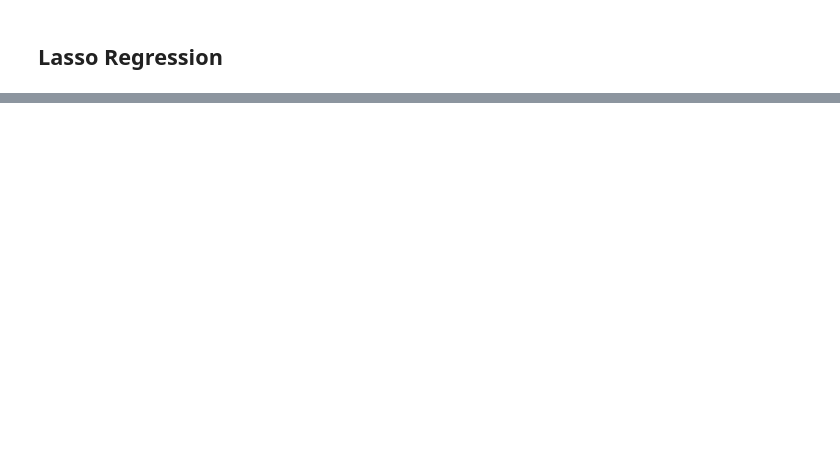
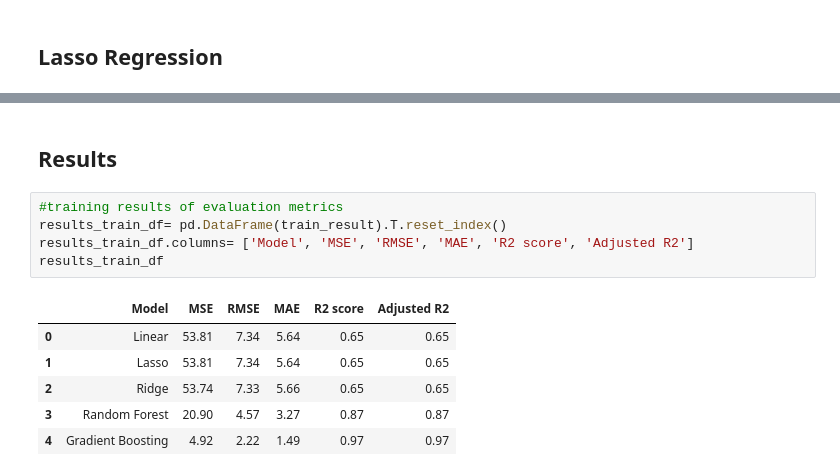
Before and after one commit to ady909/Capstone-Project-Bike-Sharing-Demand-Prediction-, a Jupyter notebook: Capstone_Project_Bike_Sharing_Demand_Prediction_.ipynb, the cells around one changed output, grey strips where cells are left out. Drawn from its saved outputs; the diff is of its cells as text; blank space fills up the shorter version.

```diff
--- a/Capstone_Project_Bike_Sharing_Demand_Prediction_.ipynb
+++ b/Capstone_Project_Bike_Sharing_Demand_Prediction_.ipynb
@@ -650,0 +946,14 @@ Adjusted R2 :  0.6511650869888203
+# %% [markdown]
+## Results
+# %%
+#training results of evaluation metrics
+results_train_df= pd.DataFrame(train_result).T.reset_index()
+results_train_df.columns= ['Model', 'MSE', 'RMSE', 'MAE', 'R2 score', 'Adjusted R2']
+results_train_df
+# %% [output]
+|  | Model | MSE | RMSE | MAE | R2 score | Adjusted R2 |
+| 0 | Linear | 53.81 | 7.34 | 5.64 | 0.65 | 0.65 |
+| 1 | Lasso | 53.81 | 7.34 | 5.64 | 0.65 | 0.65 |
+| 2 | Ridge | 53.74 | 7.33 | 5.66 | 0.65 | 0.65 |
+| 3 | Random Forest | 20.90 | 4.57 | 3.27 | 0.87 | 0.87 |
+| 4 | Gradient Boosting | 4.92 | 2.22 | 1.49 | 0.97 | 0.97 |
```
Also changed, not shown: parts of 47 cells of this notebook.
